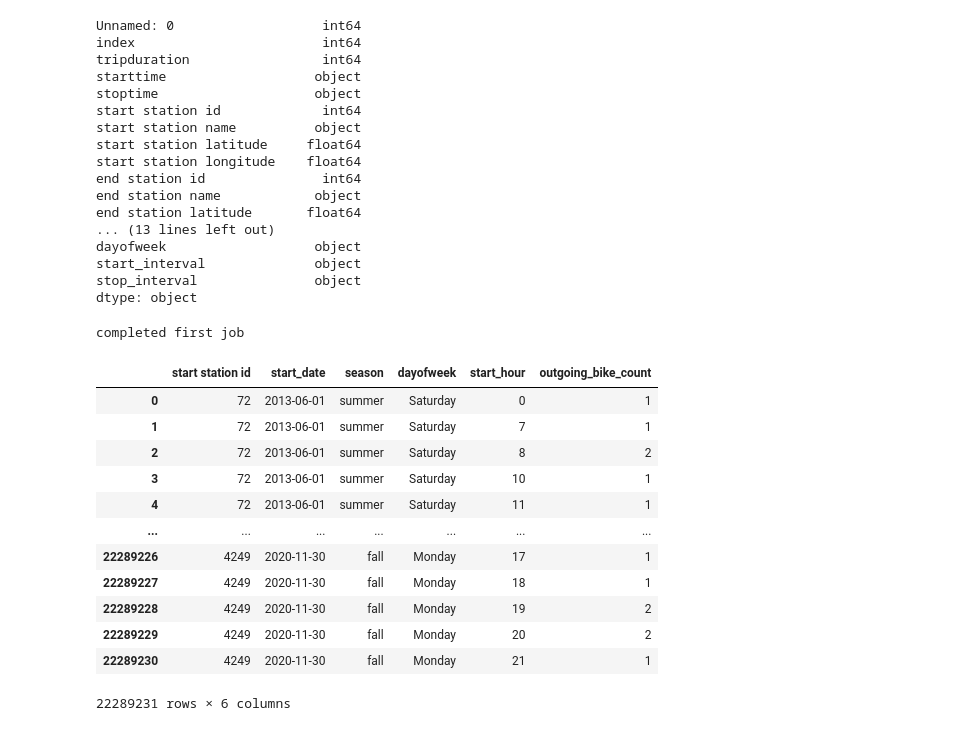
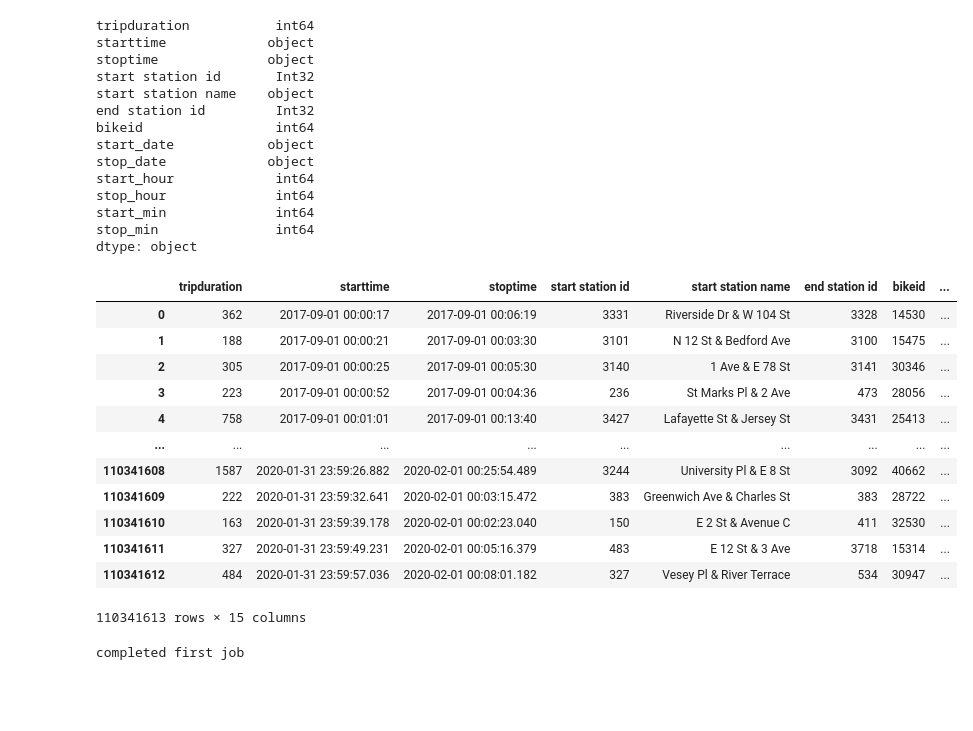
Before and after one commit to evan-kiolbassa/citibike, a Jupyter notebook: Data Preprocessing/ridersdata_clean.ipynb, the cells around one changed output. Drawn from its saved outputs; the diff is of its cells as text; code cells hidden in the pictures; blank space fills up the shorter version.

```diff
--- a/Data Preprocessing/ridersdata_clean.ipynb
+++ b/Data Preprocessing/ridersdata_clean.ipynb
@@ -79,23 +88,42 @@ riders = pd.read_csv('../data/riders_cleaned.csv.gz')
+# %%
+riders = pd.read_csv('../data/riders_cleaned.csv.gz',\
+                    usecols = ['tripduration','starttime','stoptime','start station id', 'start station name',\
+                               'end station id', 'bikeid', 'start_date', 'stop_date', 'start_hour', 'season',\
+                              'stop_hour', 'start_min', 'stop_min','dayofweek'],\
+                     dtype = {'start station id': 'Int32', 'end station id': 'Int32'})
 # %%
 riders.dtypes
 # %% [output]
-Unnamed: 0                   int64
-index                        int64
-tripduration                 int64
-starttime                   object
-stoptime                    object
-start station id             int64
-start station name          object
-start station latitude     float64
-start station longitude    float64
-end station id               int64
-end station name            object
-end station latitude       float64
-... (13 lines left out)
-dayofweek                   object
-start_interval              object
-stop_interval               object
+tripduration           int64
+starttime             object
+stoptime              object
+start station id       Int32
+start station name    object
+end station id         Int32
+bikeid                 int64
+start_date            object
+stop_date             object
+start_hour             int64
+stop_hour              int64
+start_min              int64
+stop_min               int64
 dtype: object
+# %%
+riders
+# %% [output]
+|  | tripduration | starttime | stoptime | start station id | start station name | end station id | bikeid | ... |
+| 0 | 362 | 2017-09-01 00:00:17 | 2017-09-01 00:06:19 | 3331 | Riverside Dr & W 104 St | 3328 | 14530 | ... |
+| 1 | 188 | 2017-09-01 00:00:21 | 2017-09-01 00:03:30 | 3101 | N 12 St & Bedford Ave | 3100 | 15475 | ... |
+| 2 | 305 | 2017-09-01 00:00:25 | 2017-09-01 00:05:30 | 3140 | 1 Ave & E 78 St | 3141 | 30346 | ... |
+| 3 | 223 | 2017-09-01 00:00:52 | 2017-09-01 00:04:36 | 236 | St Marks Pl & 2 Ave | 473 | 28056 | ... |
+| 4 | 758 | 2017-09-01 00:01:01 | 2017-09-01 00:13:40 | 3427 | Lafayette St & Jersey St | 3431 | 25413 | ... |
+| ... | ... | ... | ... | ... | ... | ... | ... | ... |
+| 110341608 | 1587 | 2020-01-31 23:59:26.882 | 2020-02-01 00:25:54.489 | 3244 | University Pl & E 8 St | 3092 | 40662 | ... |
+| 110341609 | 222 | 2020-01-31 23:59:32.641 | 2020-02-01 00:03:15.472 | 383 | Greenwich Ave & Charles St | 383 | 28722 | ... |
+| 110341610 | 163 | 2020-01-31 23:59:39.178 | 2020-02-01 00:02:23.040 | 150 | E 2 St & Avenue C | 411 | 32530 | ... |
+| 110341611 | 327 | 2020-01-31 23:59:49.231 | 2020-02-01 00:05:16.379 | 483 | E 12 St & 3 Ave | 3718 | 15314 | ... |
+| 110341612 | 484 | 2020-01-31 23:59:57.036 | 2020-02-01 00:08:01.182 | 327 | Vesey Pl & River Terrace | 534 | 30947 | ... |
+110341613 rows × 15 columns
 # %%
 # A function that creates a dataframe that aggregates a bike demands in a hour interval
 def create_outgoing_rides(df):
@@ -105,20 +133,7 @@ def create_outgoing_rides(df):
     print('completed first job')
 
     return outgoing_rides
-# %%
-create_outgoing_rides(riders)
-# %% [output]
-completed first job
-|  | start station id | start_date | season | dayofweek | start_hour | outgoing_bike_count |
-| 0 | 72 | 2013-06-01 | summer | Saturday | 0 | 1 |
-| 1 | 72 | 2013-06-01 | summer | Saturday | 7 | 1 |
-| 2 | 72 | 2013-06-01 | summer | Saturday | 8 | 2 |
-| 3 | 72 | 2013-06-01 | summer | Saturday | 10 | 1 |
-| 4 | 72 | 2013-06-01 | summer | Saturday | 11 | 1 |
-| ... | ... | ... | ... | ... | ... | ... |
-| 22289226 | 4249 | 2020-11-30 | fall | Monday | 17 | 1 |
-| 22289227 | 4249 | 2020-11-30 | fall | Monday | 18 | 1 |
-| 22289228 | 4249 | 2020-11-30 | fall | Monday | 19 | 2 |
-| 22289229 | 4249 | 2020-11-30 | fall | Monday | 20 | 2 |
-| 22289230 | 4249 | 2020-11-30 | fall | Monday | 21 | 1 |
-22289231 rows × 6 columns
+# %%
+outgoing = create_outgoing_rides(riders)
+# %% [output]
+completed first job
```
Also changed, not shown: parts of 16 cells of this notebook, 7 other files.
